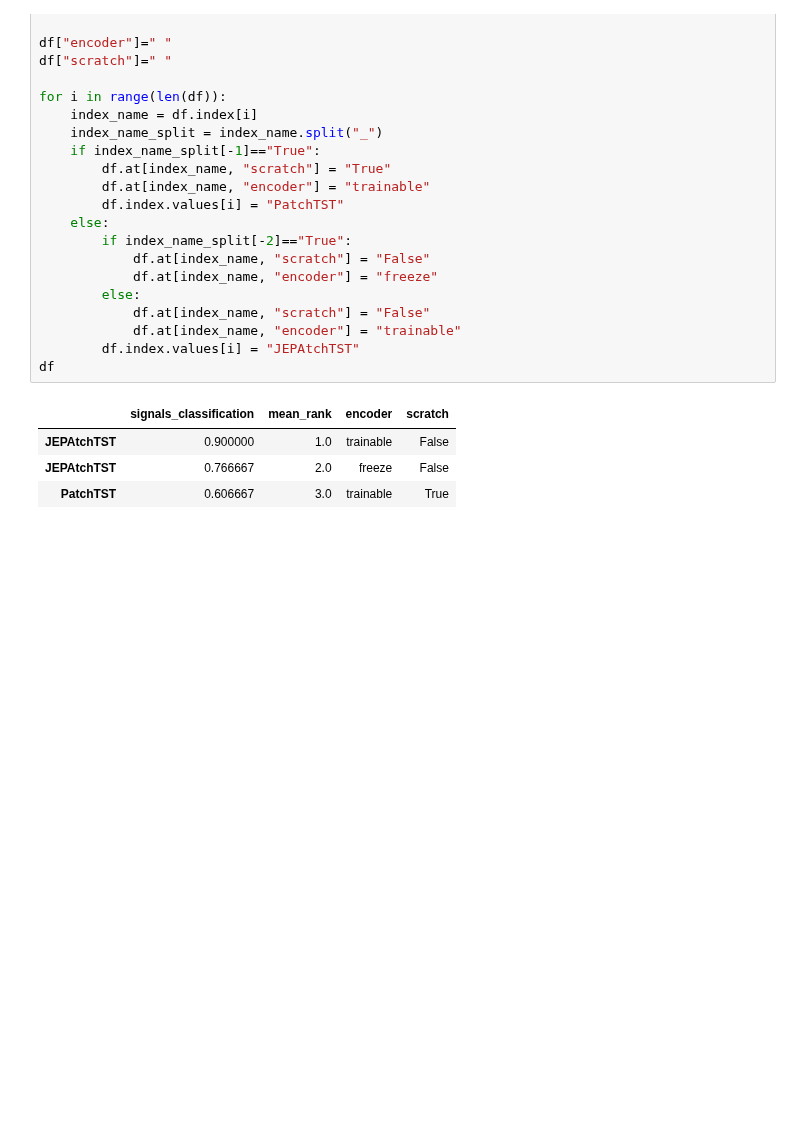
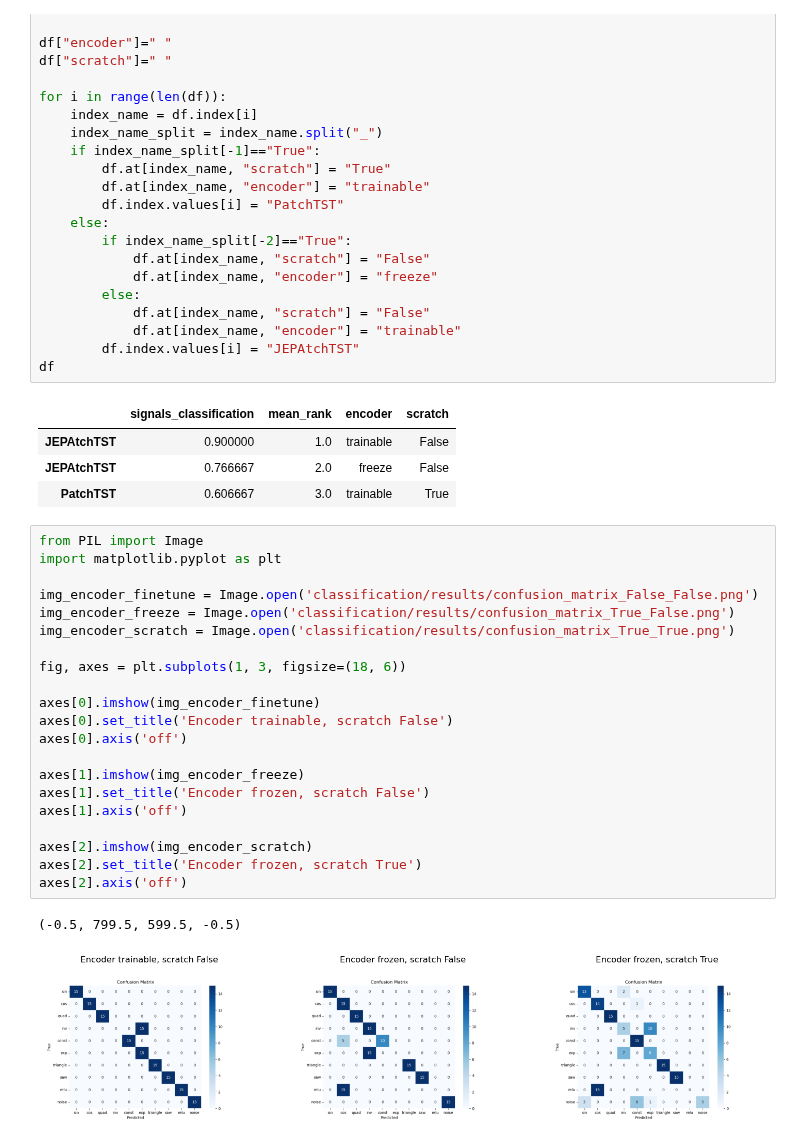
Before and after one commit to vilhess/JEPAtchTST, a Jupyter notebook: results.ipynb, the cells around one changed output. Cells and saved outputs as stored; diff of their text form; blank space fills up the shorter version.

```diff
--- a/results.ipynb
+++ b/results.ipynb
@@ -96,3 +96,27 @@ df
 | JEPAtchTST | 0.900000 | 1.0 | trainable | False |
 | JEPAtchTST | 0.766667 | 2.0 | freeze | False |
 | PatchTST | 0.606667 | 3.0 | trainable | True |
+# %%
+from PIL import Image
+import matplotlib.pyplot as plt
+
+img_encoder_finetune = Image.open('classification/results/confusion_matrix_False_False.png')
+img_encoder_freeze = Image.open('classification/results/confusion_matrix_True_False.png')
+img_encoder_scratch = Image.open('classification/results/confusion_matrix_True_True.png')
+
+fig, axes = plt.subplots(1, 3, figsize=(18, 6))
+
+axes[0].imshow(img_encoder_finetune)
+axes[0].set_title('Encoder trainable, scratch False')
+axes[0].axis('off')
+
+axes[1].imshow(img_encoder_freeze)
+axes[1].set_title('Encoder frozen, scratch False')
+axes[1].axis('off')
+
+axes[2].imshow(img_encoder_scratch)
+axes[2].set_title('Encoder frozen, scratch True')
+axes[2].axis('off')
+# %% [output]
+(-0.5, 799.5, 599.5, -0.5)
+[figure, added]
```
